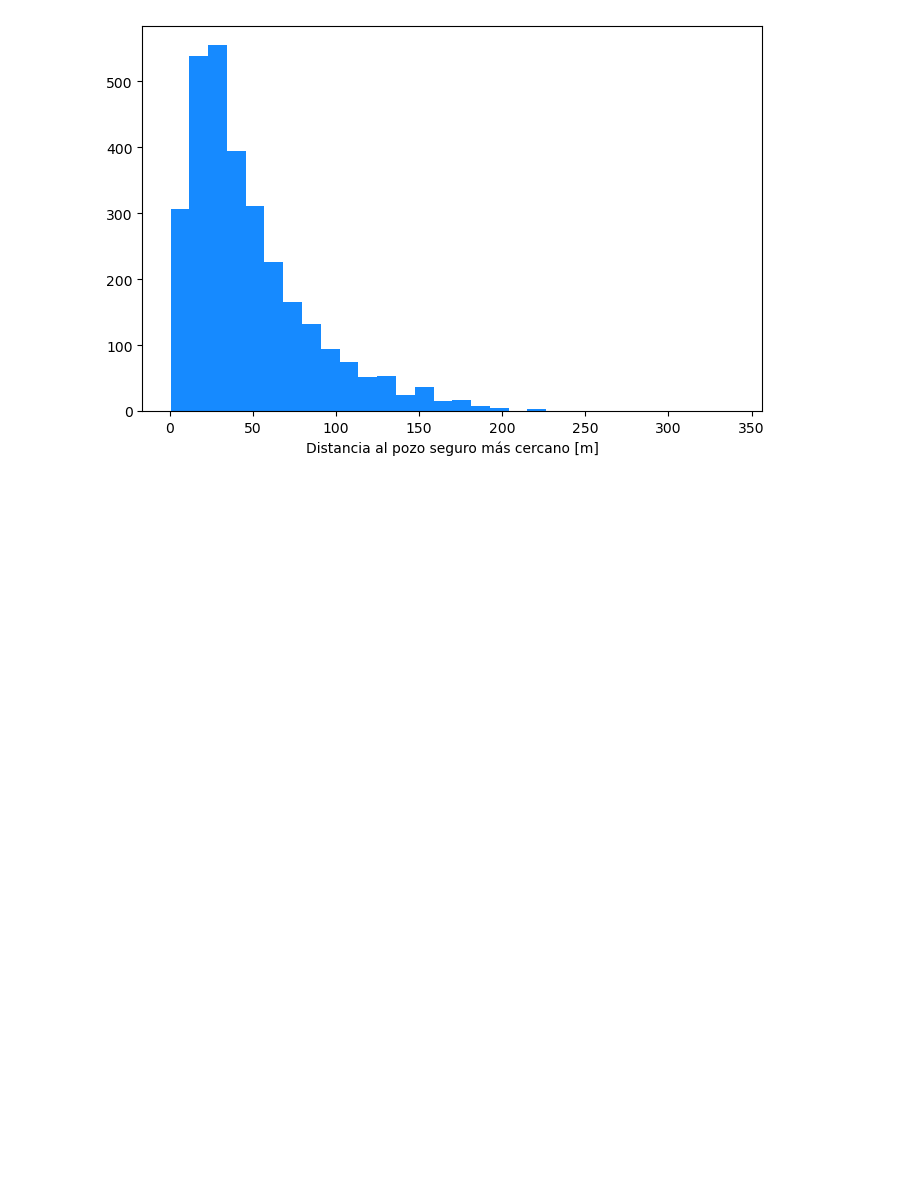
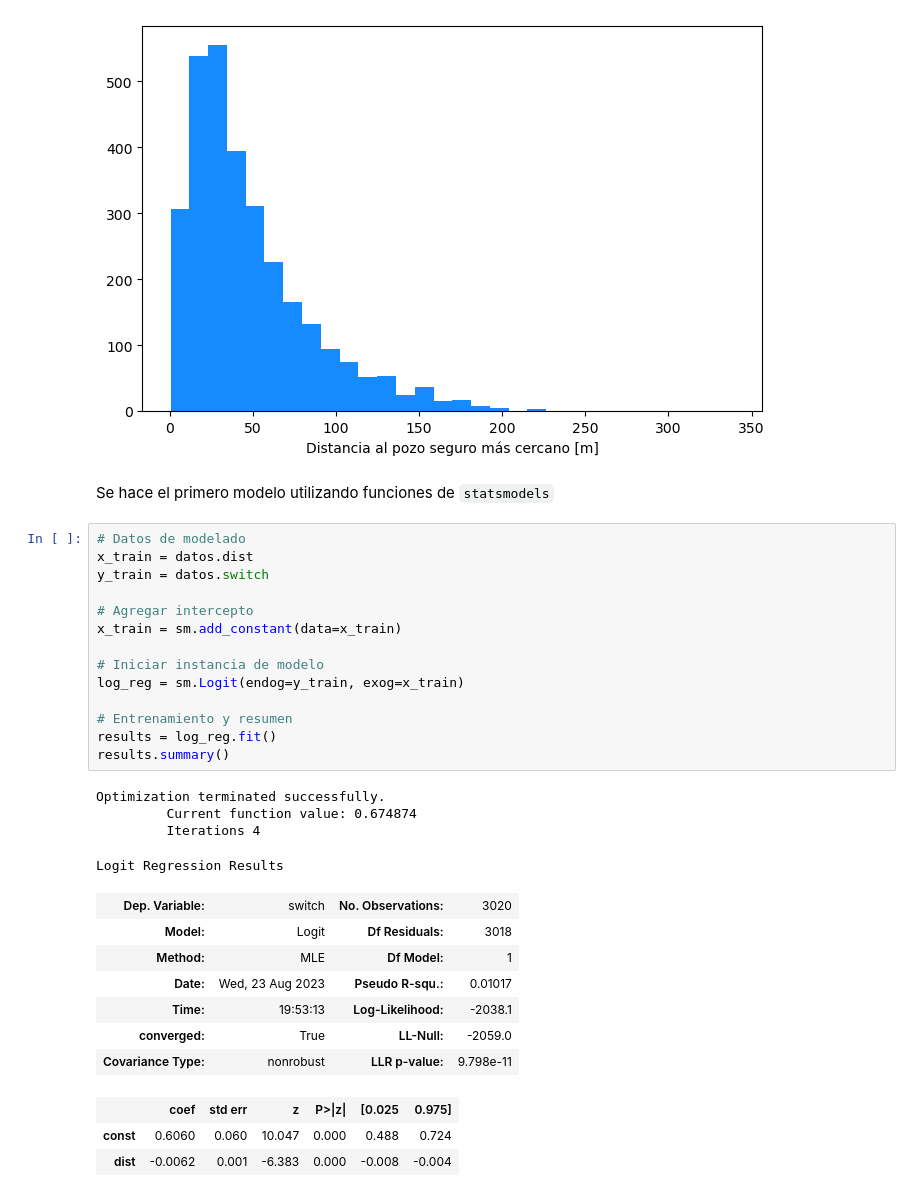
Before and after one commit to CAMM961001/bayesian_analysis, a Jupyter notebook: notebooks/04_regresion_logistica.ipynb, the cells around one changed output. Drawn from its saved outputs; the diff is of its cells as text; blank space fills up the shorter version.

Commit message:
Modelo de reg log

```diff
--- a/notebooks/04_regresion_logistica.ipynb
+++ b/notebooks/04_regresion_logistica.ipynb
@@ -353,3 +353,34 @@ ax.set(
 plt.show()
 # %% [output]
 [figure]
+# %% [markdown]
+Se hace el primero modelo utilizando funciones de `statsmodels`
+# %%
+# Datos de modelado
+x_train = datos.dist
+y_train = datos.switch
+
+# Agregar intercepto
+x_train = sm.add_constant(data=x_train)
+
+# Iniciar instancia de modelo
+log_reg = sm.Logit(endog=y_train, exog=x_train)
+
+# Entrenamiento y resumen
+results = log_reg.fit()
+results.summary()
+# %% [output]
+Optimization terminated successfully.
+         Current function value: 0.674874
+         Iterations 4
+Logit Regression Results
+| Dep. Variable: | switch | No. Observations: | 3020 |
+| Model: | Logit | Df Residuals: | 3018 |
+| Method: | MLE | Df Model: | 1 |
+| Date: | Wed, 23 Aug 2023 | Pseudo R-squ.: | 0.01017 |
+| Time: | 19:53:13 | Log-Likelihood: | -2038.1 |
+| converged: | True | LL-Null: | -2059.0 |
+| Covariance Type: | nonrobust | LLR p-value: | 9.798e-11 |
+|  | coef | std err | z | P>|z| | [0.025 | 0.975] |
+| const | 0.6060 | 0.060 | 10.047 | 0.000 | 0.488 | 0.724 |
+| dist | -0.0062 | 0.001 | -6.383 | 0.000 | -0.008 | -0.004 |
```
